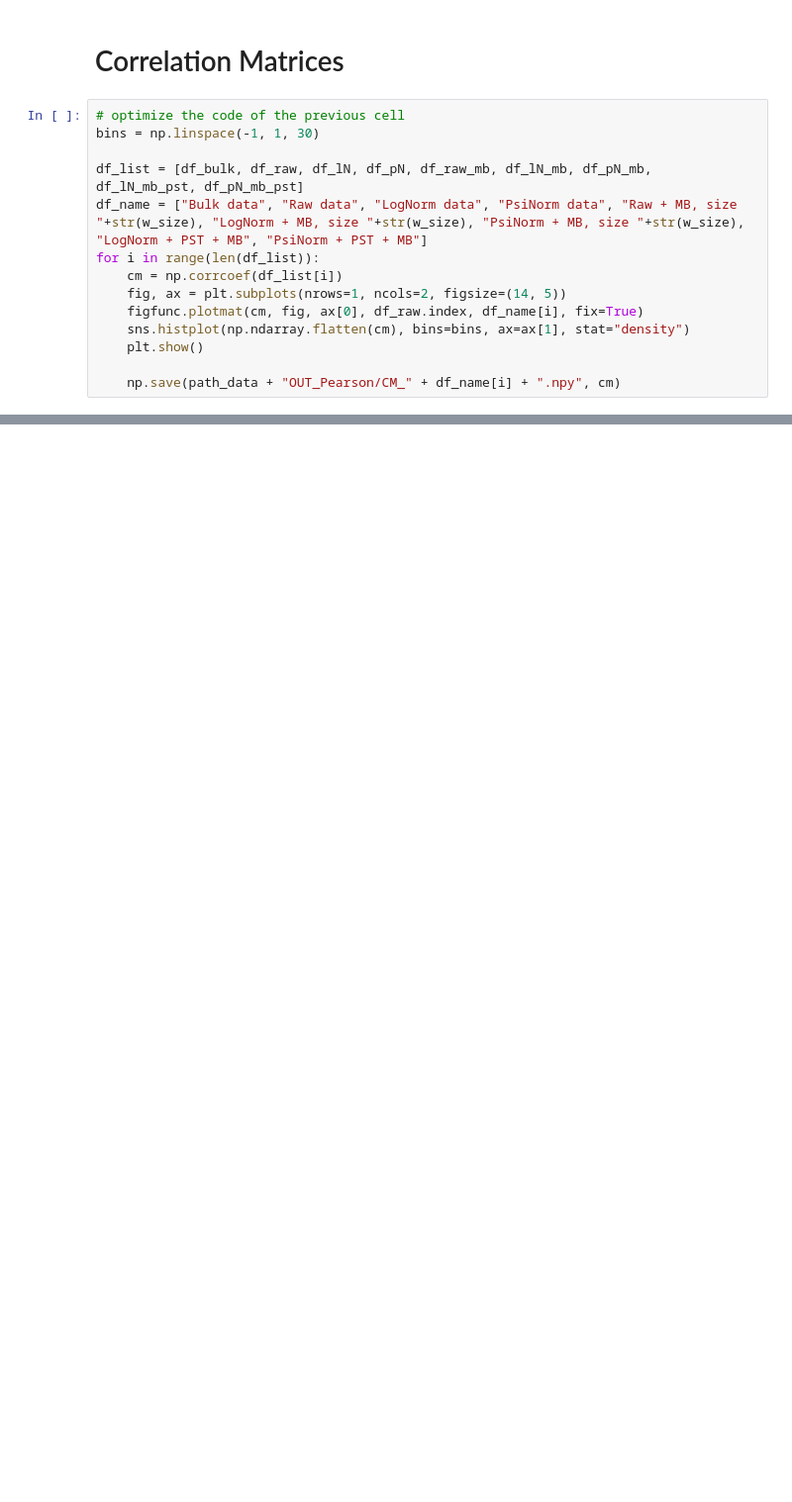
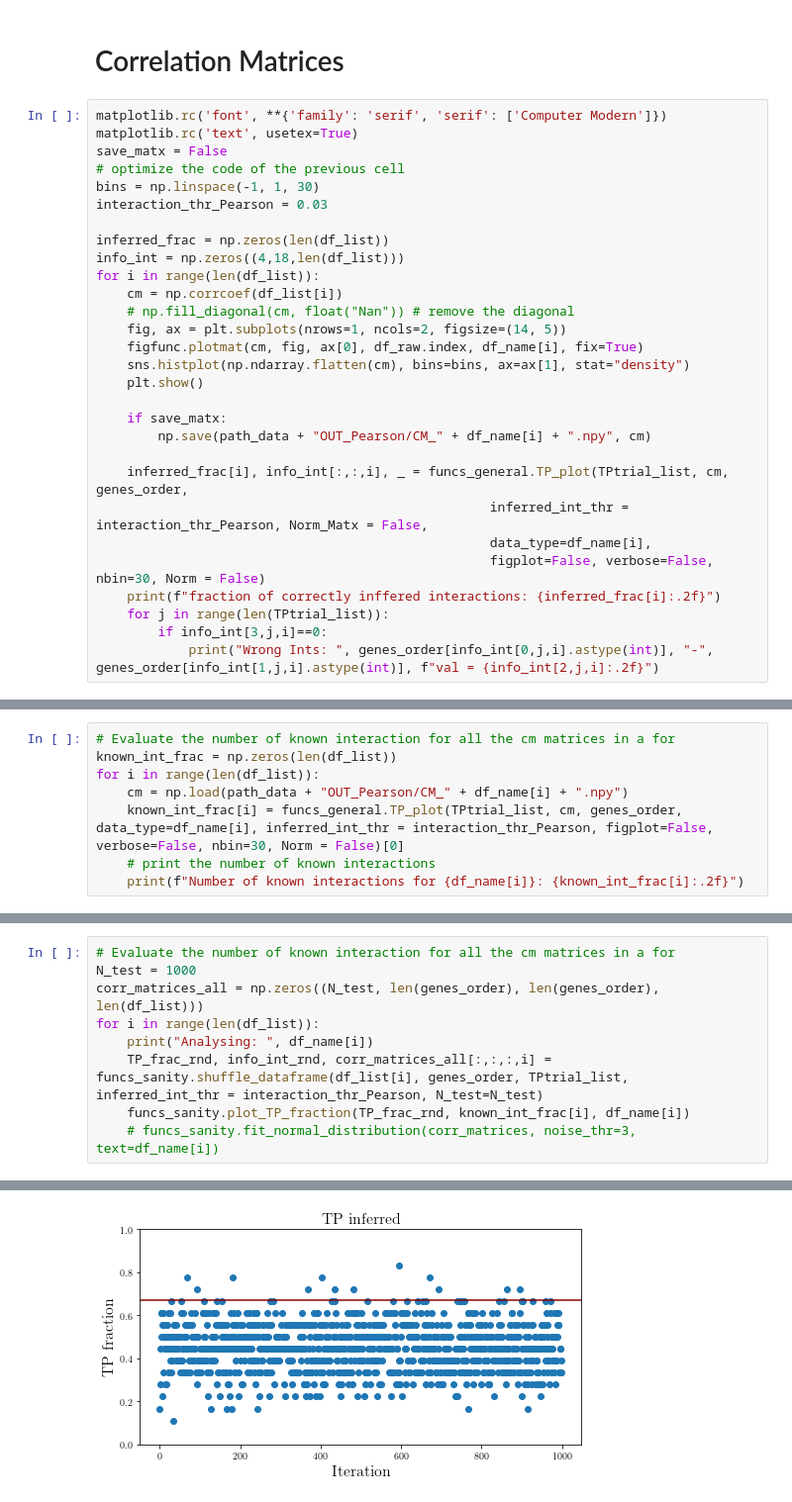
Before and after one commit to CleliaCorridori/GRN_Inference_CODE, a Jupyter notebook: PearsonMethod.ipynb, the cells around one changed output, grey strips where cells are left out. Shown at 99% size. Saved outputs shown, nothing was run; the diff lists cells and outputs as text; blank space fills up the shorter version.

```diff
--- a/PearsonMethod.ipynb
+++ b/PearsonMethod.ipynb
@@ -262,18 +257,33 @@ df_bulk.head(4)
 # %% [markdown]
 # Correlation Matrices
 # %%
+matplotlib.rc('font', **{'family': 'serif', 'serif': ['Computer Modern']})
+matplotlib.rc('text', usetex=True)
+save_matx = False
 # optimize the code of the previous cell
 bins = np.linspace(-1, 1, 30)
+interaction_thr_Pearson = 0.03
 
-df_list = [df_bulk, df_raw, df_lN, df_pN, df_raw_mb, df_lN_mb, df_pN_mb, df_lN_mb_pst, df_pN_mb_pst]
-df_name = ["Bulk data", "Raw data", "LogNorm data", "PsiNorm data", "Raw + MB, size "+str(w_size), "LogNorm + MB, size "+str(w_size), "PsiNorm + MB, size "+str(w_size), "LogNorm + PST + MB", "PsiNorm + PST + MB"]
+inferred_frac = np.zeros(len(df_list))
+info_int = np.zeros((4,18,len(df_list)))
 for i in range(len(df_list)):
     cm = np.corrcoef(df_list[i])
+    # np.fill_diagonal(cm, float("Nan")) # remove the diagonal
     fig, ax = plt.subplots(nrows=1, ncols=2, figsize=(14, 5))
     figfunc.plotmat(cm, fig, ax[0], df_raw.index, df_name[i], fix=True)
     sns.histplot(np.ndarray.flatten(cm), bins=bins, ax=ax[1], stat="density")
     plt.show()
 
-    np.save(path_data + "OUT_Pearson/CM_" + df_name[i] + ".npy", cm)
+    if save_matx:
+        np.save(path_data + "OUT_Pearson/CM_" + df_name[i] + ".npy", cm)
+
+    inferred_frac[i], info_int[:,:,i], _ = funcs_general.TP_plot(TPtrial_list, cm, genes_order,
+                                                   inferred_int_thr = interaction_thr_Pearson, Norm_Matx = False,
+                                                   data_type=df_name[i],
+                                                   figplot=False, verbose=False, nbin=30, Norm = False)
+    print(f"fraction of correctly inffered interactions: {inferred_frac[i]:.2f}")
+    for j in range(len(TPtrial_list)):
+        if info_int[3,j,i]==0:
+            print("Wrong Ints: ", genes_order[info_int[0,j,i].astype(int)], "-", genes_order[info_int[1,j,i].astype(int)], f"val = {info_int[2,j,i]:.2f}")
 # %% [output]
 [figure]
@@ -287,0 +355,8 @@ for i in range(len(df_list)):
+# %%
+# Evaluate the number of known interaction for all the cm matrices in a for
+known_int_frac = np.zeros(len(df_list))
+for i in range(len(df_list)):
+    cm = np.load(path_data + "OUT_Pearson/CM_" + df_name[i] + ".npy")
+    known_int_frac[i] = funcs_general.TP_plot(TPtrial_list, cm, genes_order, data_type=df_name[i], inferred_int_thr = interaction_thr_Pearson, figplot=False, verbose=False, nbin=30, Norm = False)[0]
+    # print the number of known interactions
+    print(f"Number of known interactions for {df_name[i]}: {known_int_frac[i]:.2f}")
@@ -287,0 +375,10 @@ for i in range(len(df_list)):
+# %%
+# Evaluate the number of known interaction for all the cm matrices in a for
+N_test = 1000
+corr_matrices_all = np.zeros((N_test, len(genes_order), len(genes_order), len(df_list)))
+for i in range(len(df_list)):
+    print("Analysing: ", df_name[i])
+    TP_frac_rnd, info_int_rnd, corr_matrices_all[:,:,:,i] = funcs_sanity.shuffle_dataframe(df_list[i], genes_order, TPtrial_list, inferred_int_thr = interaction_thr_Pearson, N_test=N_test)
+    funcs_sanity.plot_TP_fraction(TP_frac_rnd, known_int_frac[i], df_name[i])
+    # funcs_sanity.fit_normal_distribution(corr_matrices, noise_thr=3, text=df_name[i])
+# %% [output]
@@ -287,0 +386 @@ for i in range(len(df_list)):
+[figure, added]
```
Also changed, not shown: parts of 26 cells of this notebook, 6 other files.
